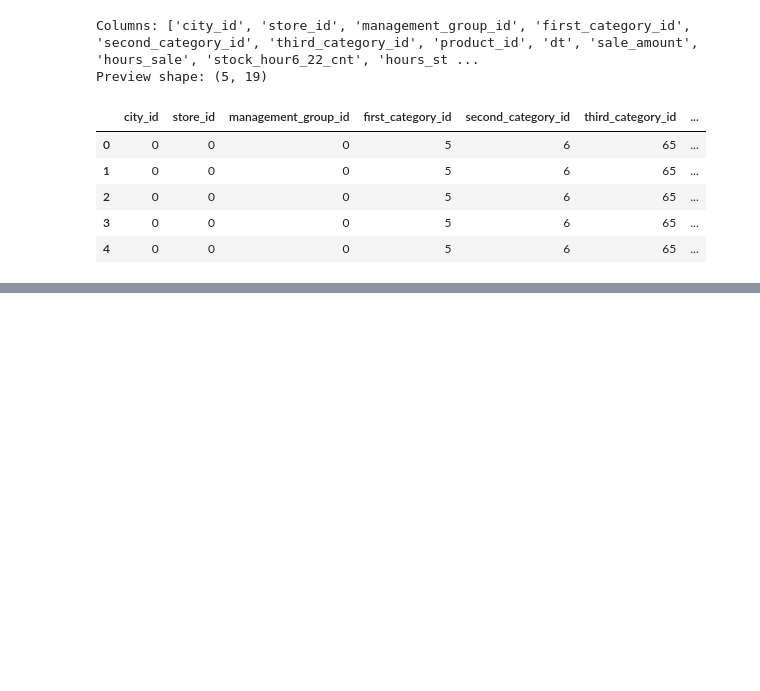
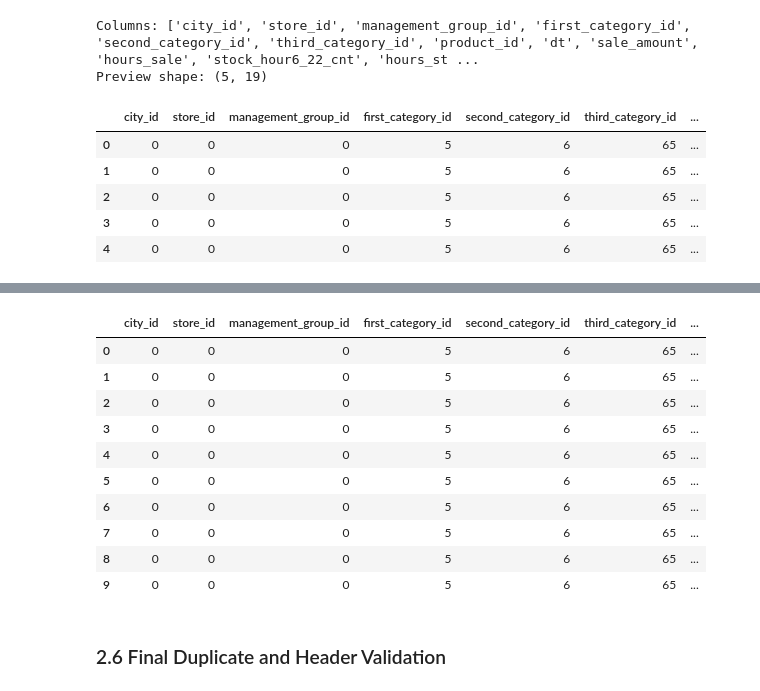
Before and after one commit to 202618049/ML-Project-202618011-And-202618049-, a Jupyter notebook: notebook/FMCG_Demand_Forecasting.ipynb, the cells around one changed output, grey strips where cells are left out. Drawn from its saved outputs; the diff is of its cells as text; code cells hidden in the pictures; blank space fills up the shorter version.

```diff
--- a/notebook/FMCG_Demand_Forecasting.ipynb
+++ b/notebook/FMCG_Demand_Forecasting.ipynb
@@ -297,0 +424,42 @@ display(summary)
+# %%
+sample_size = 10
+duplicate_samples = []
+seen_keys = set()
+
+for chunk in pd.read_csv(large_file, chunksize=200_000):
+
+    keys = chunk[["store_id", "product_id", "dt"]].astype(str)
+
+    for idx, key in keys.iterrows():
+        key_tuple = tuple(key)
+
+        if key_tuple in seen_keys:
+            if len(duplicate_samples) < sample_size:
+                duplicate_samples.append(chunk.loc[idx].to_dict())
+        else:
+            seen_keys.add(key_tuple)
+
+        if len(duplicate_samples) >= sample_size:
+            break
+
+    if len(duplicate_samples) >= sample_size:
+        break
+
+if duplicate_samples:
+    display(pd.DataFrame(duplicate_samples))
+else:
+    print("No duplicate examples found.")
+# %% [output]
+|  | city_id | store_id | management_group_id | first_category_id | second_category_id | third_category_id | ... |
+| 0 | 0 | 0 | 0 | 5 | 6 | 65 | ... |
+| 1 | 0 | 0 | 0 | 5 | 6 | 65 | ... |
+| 2 | 0 | 0 | 0 | 5 | 6 | 65 | ... |
+| 3 | 0 | 0 | 0 | 5 | 6 | 65 | ... |
+| 4 | 0 | 0 | 0 | 5 | 6 | 65 | ... |
+| 5 | 0 | 0 | 0 | 5 | 6 | 65 | ... |
+| 6 | 0 | 0 | 0 | 5 | 6 | 65 | ... |
+| 7 | 0 | 0 | 0 | 5 | 6 | 65 | ... |
+| 8 | 0 | 0 | 0 | 5 | 6 | 65 | ... |
+| 9 | 0 | 0 | 0 | 5 | 6 | 65 | ... |
+# %% [markdown]
+### 2.6 Final Duplicate and Header Validation
```
Also changed, not shown: parts of 43 cells of this notebook, 1 other file.
